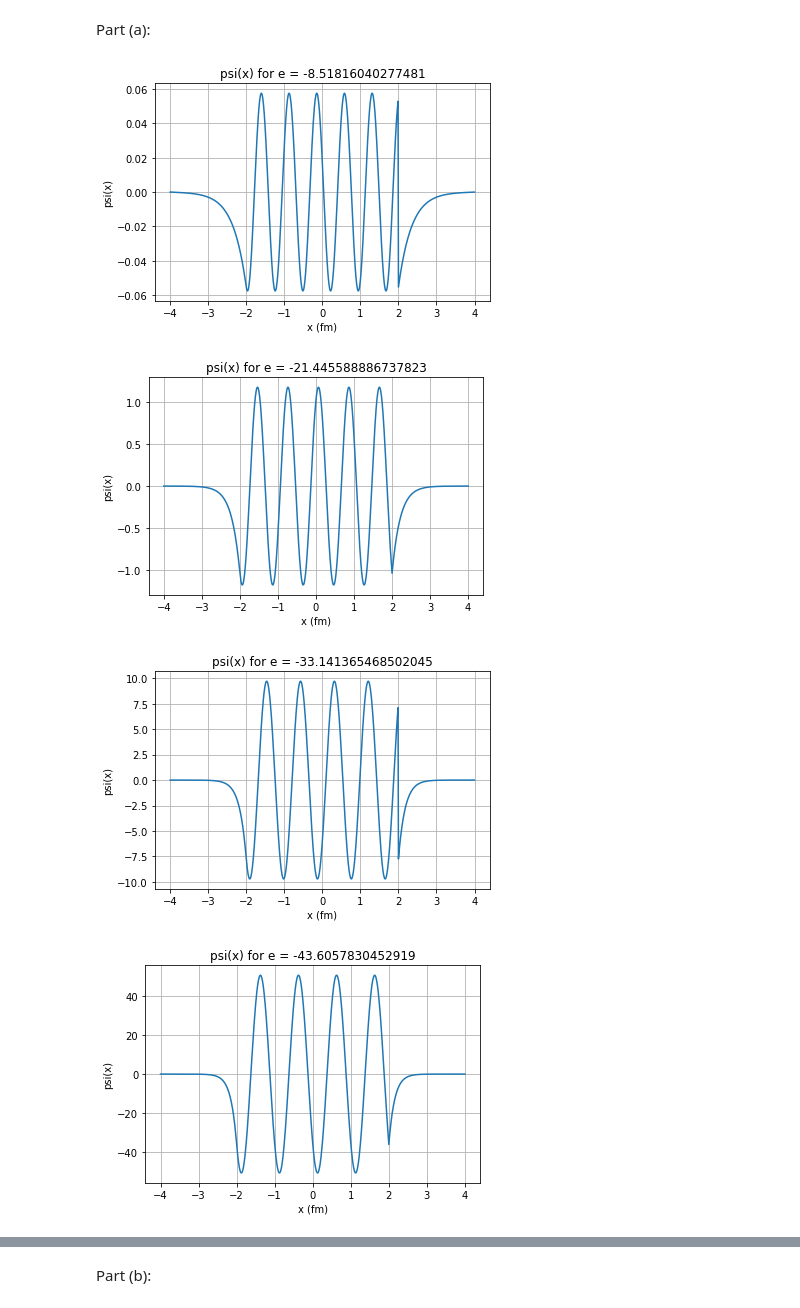
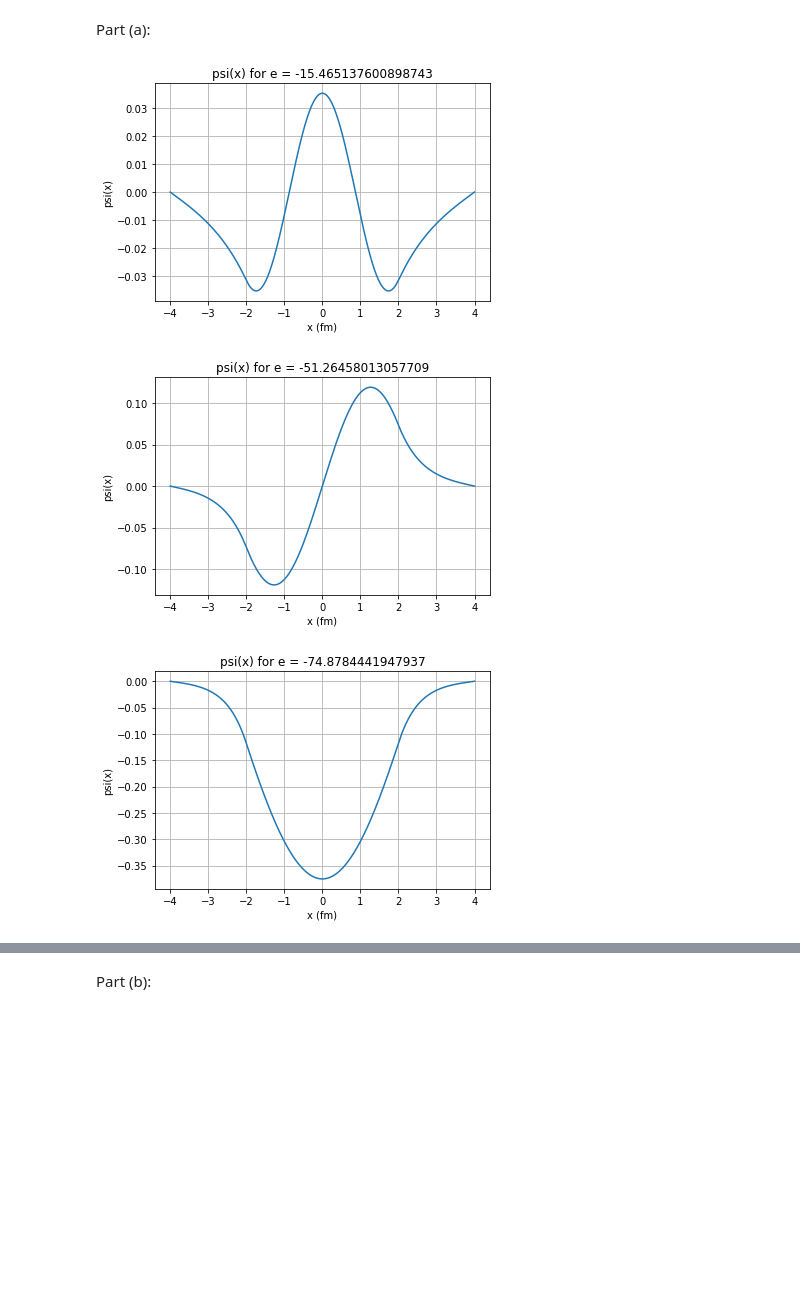
Before and after one commit to JSheare/Computational-Physics, a Jupyter notebook: Exercise Set 6.ipynb, the cells around one changed output, grey strips where cells are left out. Cells and saved outputs as stored; diff of their text form; code cells hidden in the pictures; blank space fills up the shorter version.

```diff
--- a/Exercise Set 6.ipynb
+++ b/Exercise Set 6.ipynb
@@ -117,30 +102,29 @@ def numerov(depth, radius, energy_range, tolerance):
 # %%
 %matplotlib inline
 depth = 83
 radius = 2
 tolerance = 1e-8
 wavefunctions = []
 energies = []
 position = np.array([])
+level = 0
 for i in range(depth):
-    #print(i)
-    wavefunction, position, e = numerov(-depth, radius, (-i-1, -i), tolerance)
+    wavefunction, position, e = numerov(-depth, radius, (-depth+i, -depth+i+1), level, tolerance)
     if len(wavefunction) > 0:
         wavefunctions.append(wavefunction)
         energies.append(e)
-        k_squareds.append(k_squared)
         plt.plot(position, wavefunction)
         plt.xlabel('x (fm)')
         plt.ylabel('psi(x)')
         plt.title(f'psi(x) for e = {e}')
         plt.grid(True)
         plt.show()
+        level += 1
 
 print('Allowed Energies:')
 for energy in energies:
     print(f'{energy} MeV')
 # %% [output]
-[figure, old version]
+[figure, new version]
-[figure, old version]
+[figure, new version]
-[figure, old version]
+[figure, new version]
-[figure, removed]
```
Also changed, not shown: parts of 6 cells of this notebook.
